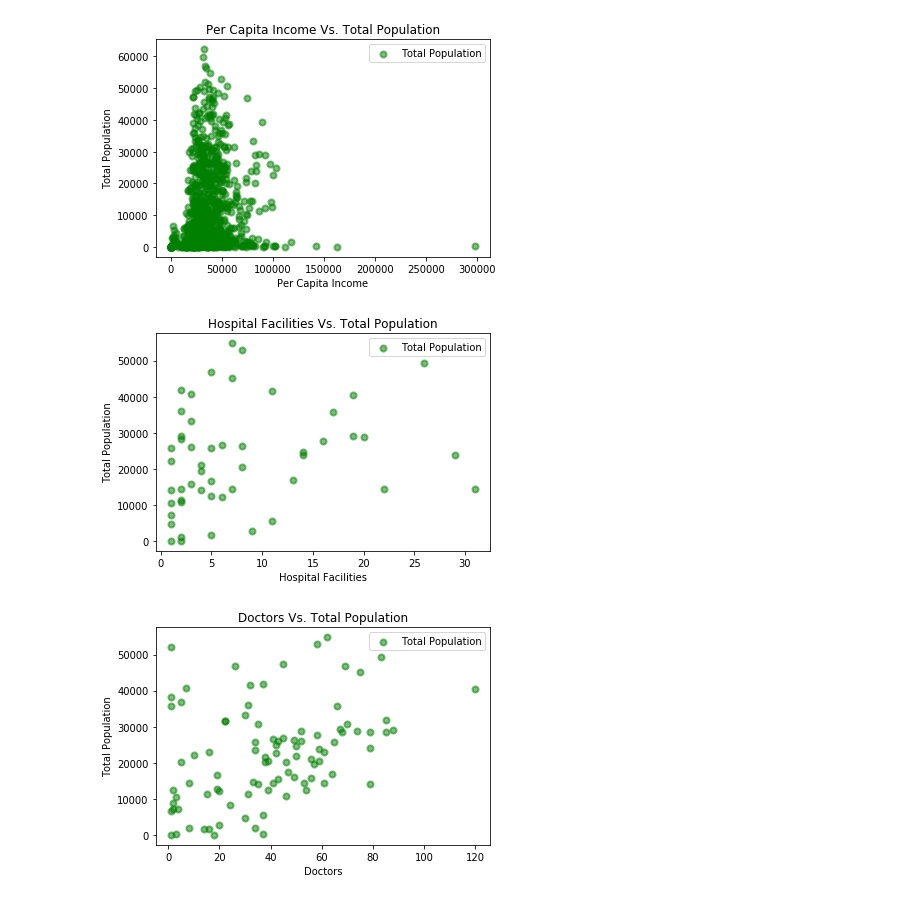
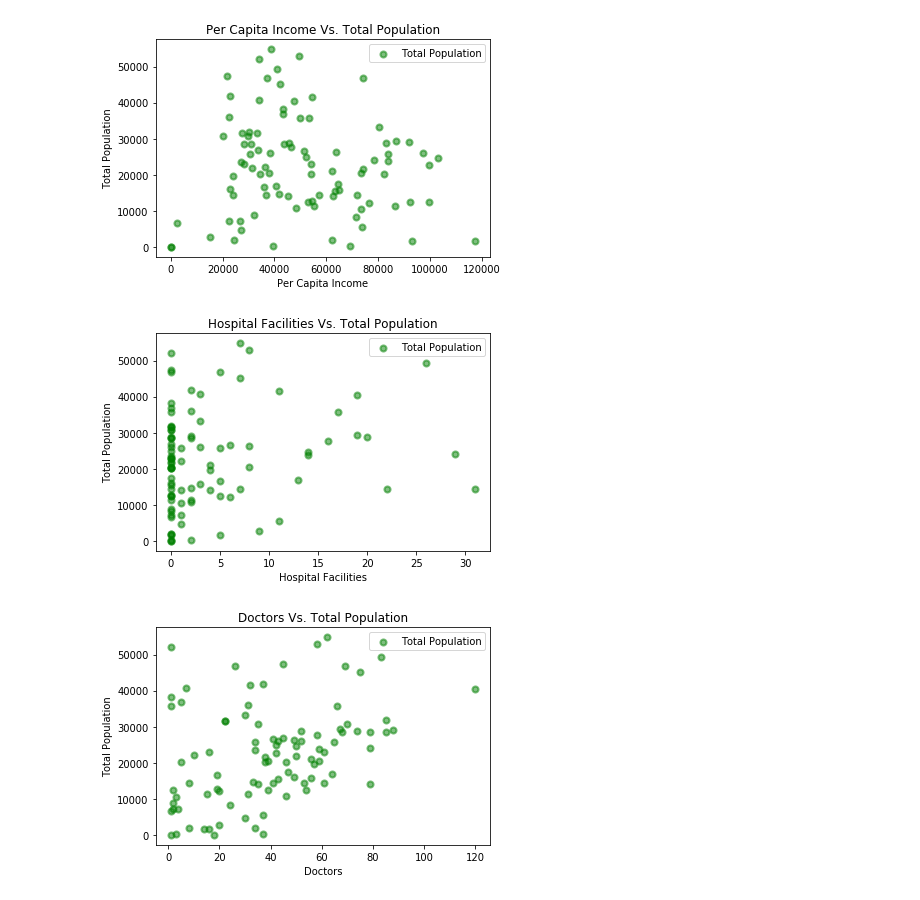
Before and after one commit to HeyMikeMarshall/DMV-HealthcarePy, a Jupyter notebook: Data_Analysis.ipynb, the cells around one changed output. Drawn from its saved outputs; the diff is of its cells as text; code cells hidden in the pictures.

```diff
--- a/Data_Analysis.ipynb
+++ b/Data_Analysis.ipynb
@@ -6,20 +6,3 @@ import matplotlib.pyplot as plt
 import numpy as np
 import ast
 import json
-# %%
-# Open your CSVs as a dataframes
-
-with open('all_econ_data.csv', newline='\n', encoding='utf-8-sig') as a:
-    all_econ_data = pd.read_csv(a)
-
-with open('zcta_map/resources/zip_data.csv', newline='\n', encoding='utf-8-sig') as b:
-    zip_data = pd.read_csv(b)
-
-with open('hcprovider_data/doctor_geo.csv', newline='\n', encoding='utf-8-sig') as c:
-    doctor_geo = pd.read_csv(c)
-
-with open('hcprovider_data/hospital_geo.csv', newline='\n', encoding='utf-8-sig') as d:
-    hospital_geo = pd.read_csv(d)
-
-with open('insurance_data/insurance_data.csv', encoding='utf-8') as e:
-    ins_data = pd.read_csv(e)
@@ -172,0 +9,9 @@ econ_select3.head()
+# %%
+# Open your CSVs as a dataframes
+
+with open('primary_data.csv', newline='\n', encoding='utf-8-sig') as a:
+    primary_data = pd.read_csv(a)
+
+primary_data = primary_data.dropna(how='any')
+
+primary_data.head()
@@ -173,16 +25,16 @@ econ_select3.head()
 # %%
-plt.scatter(econ_select3["Per Capita Income"], econ_select3["Total Population"], color = "green", marker = "o", alpha = 0.5, linewidth = 2.1)
+plt.scatter(primary_data["Per Capita Income"], primary_data["Total Population"], color = "green", marker = "o", alpha = 0.5, linewidth = 2.1)
 plt.title("Per Capita Income Vs. Total Population")
 plt.xlabel("Per Capita Income")
 plt.ylabel("Total Population")
 
 plt.legend(loc= "upper right")
 
 plt.show()
 # %% [output]
-[figure, old version]
+[figure, new version]
 # %%
-plt.scatter(econ_select3["hospital facilities"], econ_select3["Total Population"], color = "green", marker = "o", alpha = 0.5, linewidth = 2.1)
+plt.scatter(primary_data["hospital facilities"], primary_data["Total Population"], color = "green", marker = "o", alpha = 0.5, linewidth = 2.1)
 plt.title("Hospital Facilities Vs. Total Population")
 plt.xlabel("Hospital Facilities")
 plt.ylabel("Total Population")
@@ -191,5 +43,5 @@ plt.legend(loc= "upper right")
 
 plt.show()
 # %% [output]
-[figure, old version]
+[figure, new version]
 # %%
```
Also changed, not shown: parts of 22 cells of this notebook.
